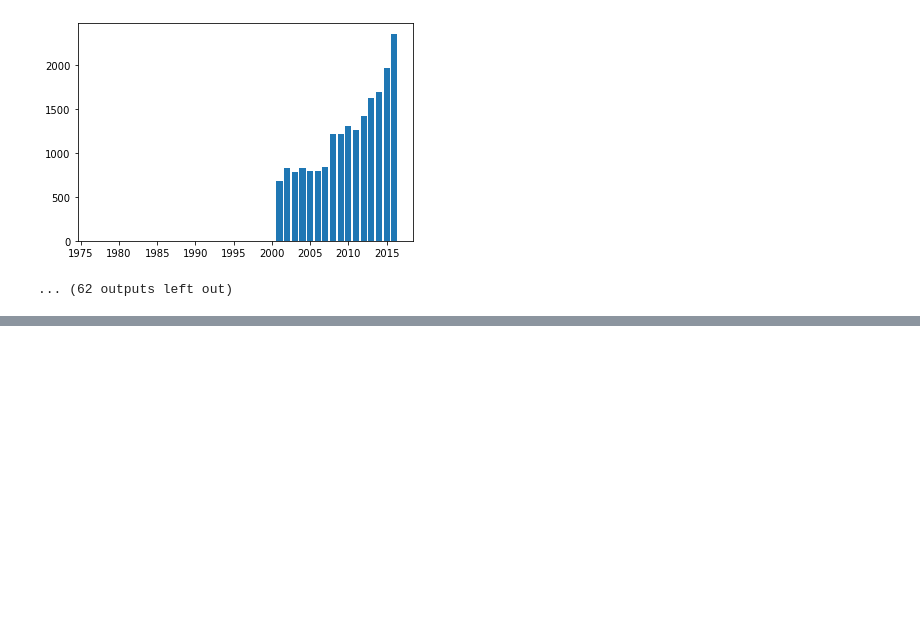
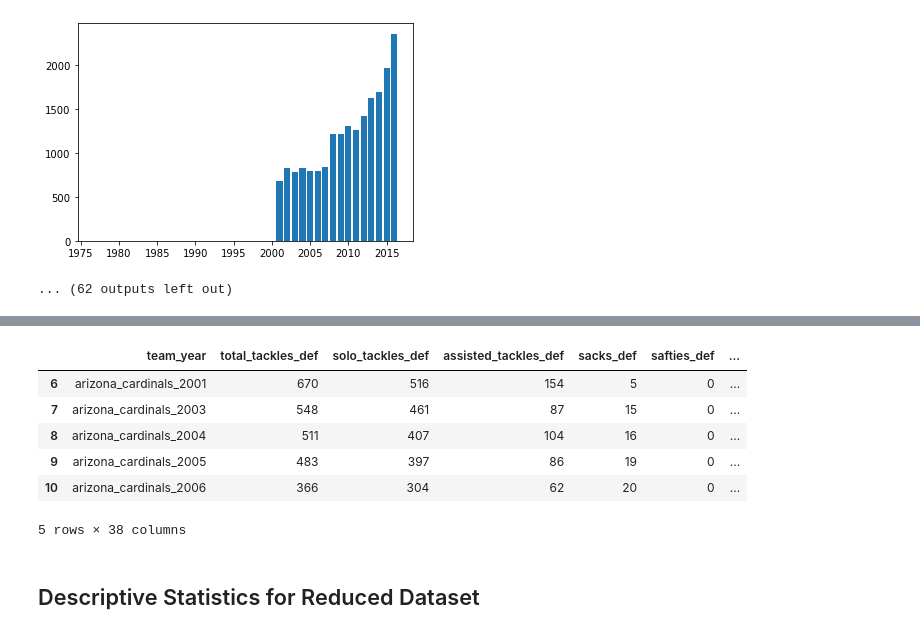
Before and after one commit to JulioAQuintana/FinalProject, a Jupyter notebook: Exploratory_Data_Analysis/stat_analysis_by_year.ipynb, the cells around one changed output, grey strips where cells are left out. Cells and saved outputs as stored; diff of their text form; code cells hidden in the pictures; blank space fills up the shorter version.

Commit message:
Continued working on EDA and some minor adjustment to unique_teams.ipynb

```diff
--- a/Exploratory_Data_Analysis/stat_analysis_by_year.ipynb
+++ b/Exploratory_Data_Analysis/stat_analysis_by_year.ipynb
@@ -106,0 +122,21 @@ passes_defended_def
+# %%
+# From our original dataframe we create a new one by filtering only the years we will use for our analysis
+df_reduced = df
+# Creating "year" column
+df_reduced["year"] = [int(row[-4:]) for row in df_reduced["team_year"]]
+# Filtering rows from 2001 to 2016
+df_reduced = df_reduced[df_reduced['year'] >= 2001]
+# Delete "year" column
+df_reduced = df_reduced.drop("year", axis = 1)
+# Viz dataframe
+df_reduced.head()
+# %% [output]
+|  | team_year | total_tackles_def | solo_tackles_def | assisted_tackles_def | sacks_def | safties_def | ... |
+| 6 | arizona_cardinals_2001 | 670 | 516 | 154 | 5 | 0 | ... |
+| 7 | arizona_cardinals_2003 | 548 | 461 | 87 | 15 | 0 | ... |
+| 8 | arizona_cardinals_2004 | 511 | 407 | 104 | 16 | 0 | ... |
+| 9 | arizona_cardinals_2005 | 483 | 397 | 86 | 19 | 0 | ... |
+| 10 | arizona_cardinals_2006 | 366 | 304 | 62 | 20 | 0 | ... |
+5 rows × 38 columns
+# %% [markdown]
+## Descriptive Statistics for Reduced Dataset
```
Also changed, not shown: parts of 7 cells of this notebook, 1 other file.
